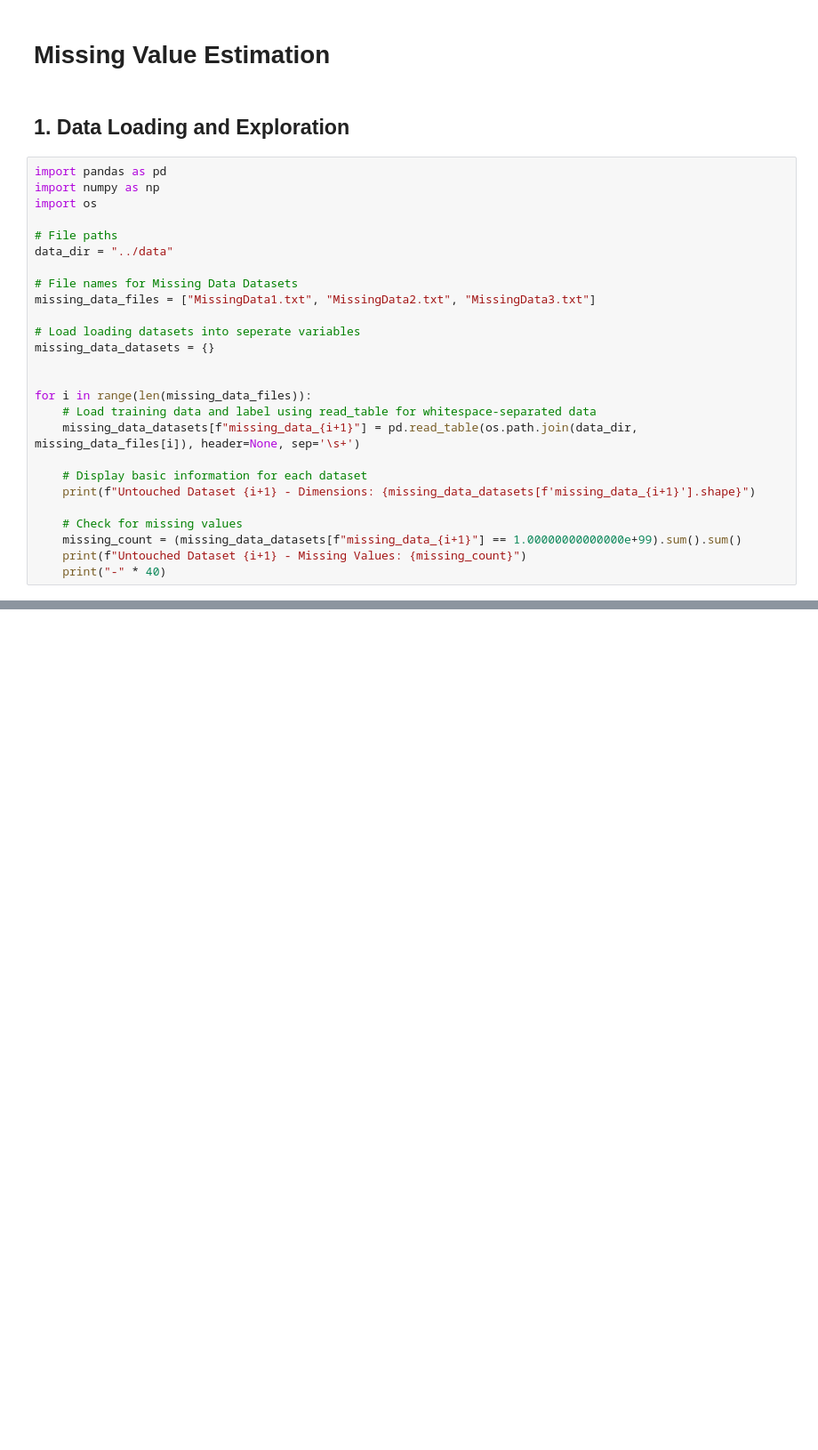
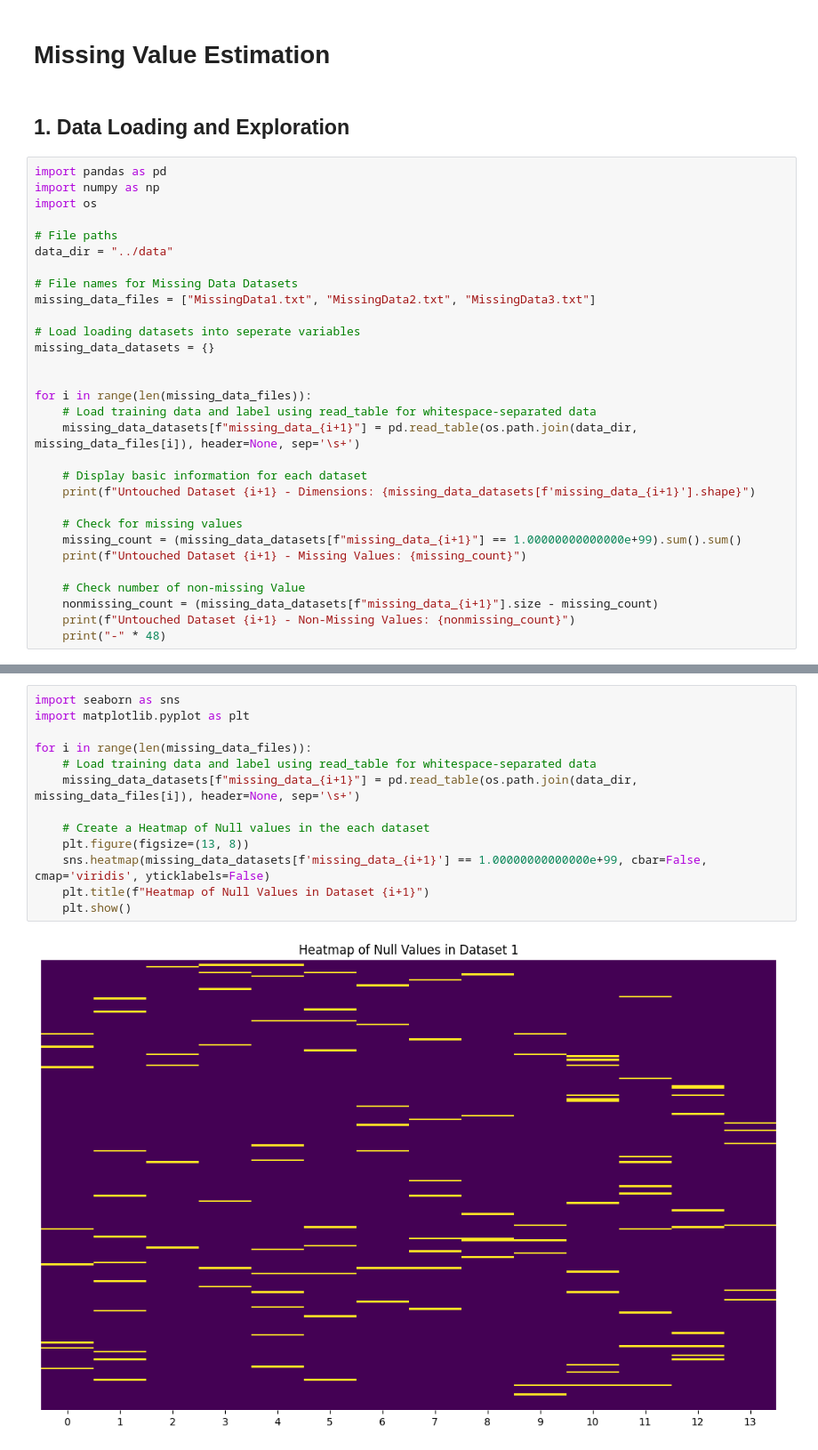
Before and after one commit to mxsaad/csc4850-project, a Jupyter notebook: notebooks/missingvalues.ipynb, the cells around one changed output, grey strips where cells are left out. Shown at 89% size. Drawn from its saved outputs; the diff is of its cells as text; blank space fills up the shorter version.

Commit message:
Second commit (visualization) -> missingvalue estimation

```diff
--- a/notebooks/missingvalues.ipynb
+++ b/notebooks/missingvalues.ipynb
@@ -27,7 +27,11 @@ for i in range(len(missing_data_files)):
     # Check for missing values
     missing_count = (missing_data_datasets[f"missing_data_{i+1}"] == 1.00000000000000e+99).sum().sum()
     print(f"Untouched Dataset {i+1} - Missing Values: {missing_count}")
-    print("-" * 40)
+
+    # Check number of non-missing Value
+    nonmissing_count = (missing_data_datasets[f"missing_data_{i+1}"].size - missing_count)
+    print(f"Untouched Dataset {i+1} - Non-Missing Values: {nonmissing_count}")
+    print("-" * 48)
 # %% [output]
 Untouched Dataset 1 - Dimensions: (242, 14)
 Untouched Dataset 1 - Missing Values: 118
@@ -40,0 +50,15 @@ Untouched Dataset 3 - Missing Values: 17752
+# %%
+import seaborn as sns
+import matplotlib.pyplot as plt
+
+for i in range(len(missing_data_files)):
+    # Load training data and label using read_table for whitespace-separated data
+    missing_data_datasets[f"missing_data_{i+1}"] = pd.read_table(os.path.join(data_dir, missing_data_files[i]), header=None, sep='\s+')
+
+    # Create a Heatmap of Null values in the each dataset
+    plt.figure(figsize=(13, 8))
+    sns.heatmap(missing_data_datasets[f'missing_data_{i+1}'] == 1.00000000000000e+99, cbar=False, cmap='viridis', yticklabels=False)
+    plt.title(f"Heatmap of Null Values in Dataset {i+1}")
+    plt.show()
+# %% [output]
+[figure, added]
```
Also changed, not shown: parts of 3 cells of this notebook.
